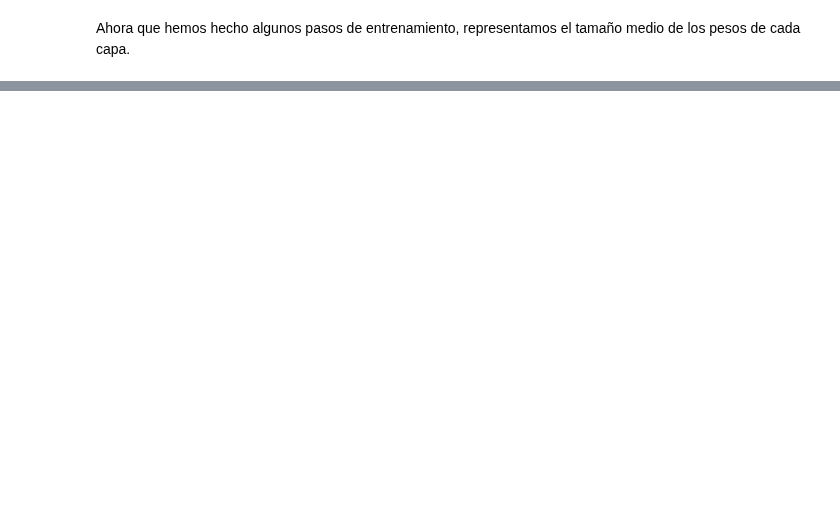
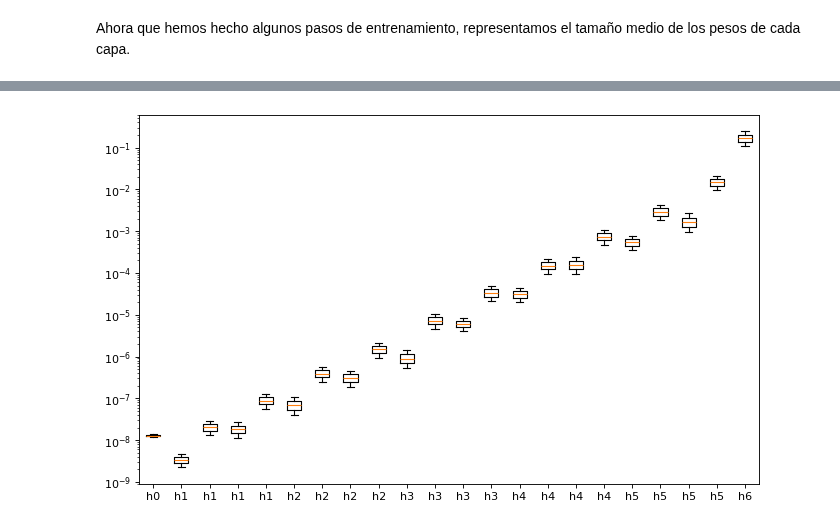
Before and after one commit to eirasf/GCED-AA2, a Jupyter notebook: lab7/lab7.ipynb, the cells around one changed output, grey strips where cells are left out. Saved outputs shown, nothing was run; the diff lists cells and outputs as text; code cells hidden in the pictures; blank space fills up the shorter version.

```diff
--- a/lab7/lab7.ipynb
+++ b/lab7/lab7.ipynb
@@ -142,0 +120,10 @@ pyplot.show()
+# %%
+# TODO - Entrena el modelo guardando en g_hist el histórico de gradientes
+
+# Ahora accedemos al historial de gradientes y representamos el tamaño medio de los gradientes de cada capa.
+plt.figure(figsize=(10, 6), dpi=80)
+plt.boxplot(g_hist.values())
+plt.yscale('log')
+plt.xticks(ticks=range(1,len(g_hist)+1), labels=[f'h{int(k.split('.')[1])//2}' for k in g_hist.keys()])
+plt.show()
+# %% [output]
@@ -142,0 +140 @@ pyplot.show()
+[figure, added]
```
Also changed, not shown: parts of 28 cells of this notebook, 2 other files.
